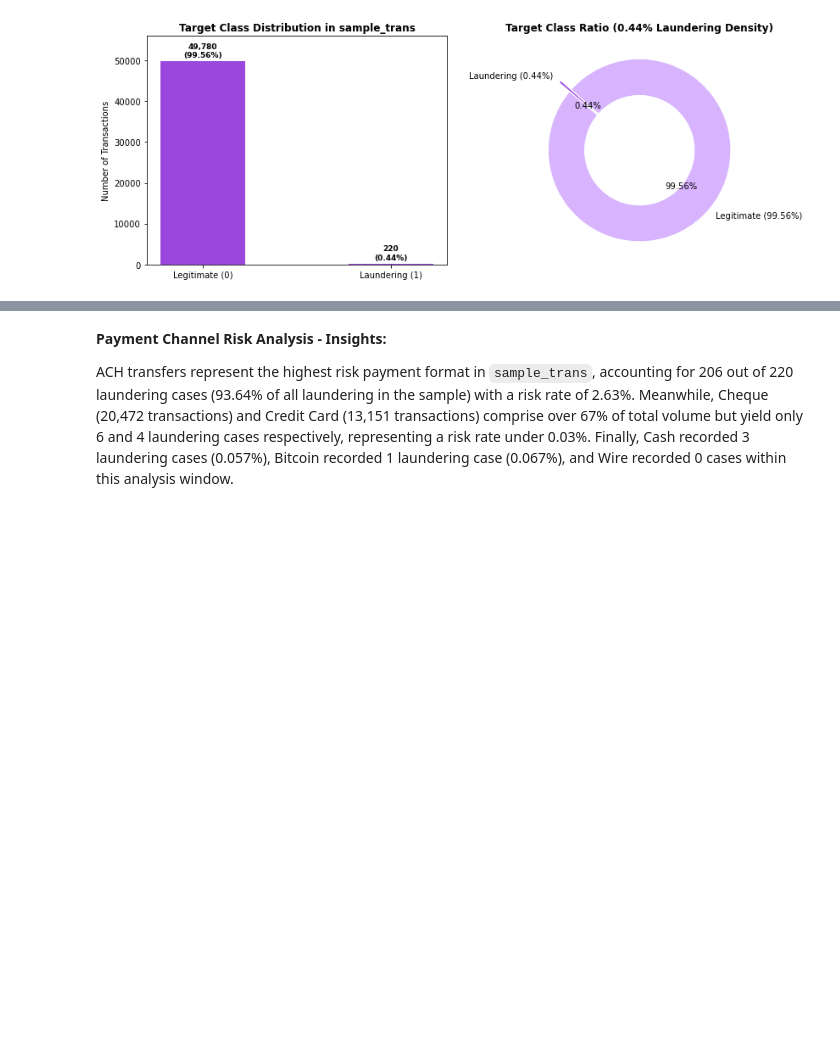
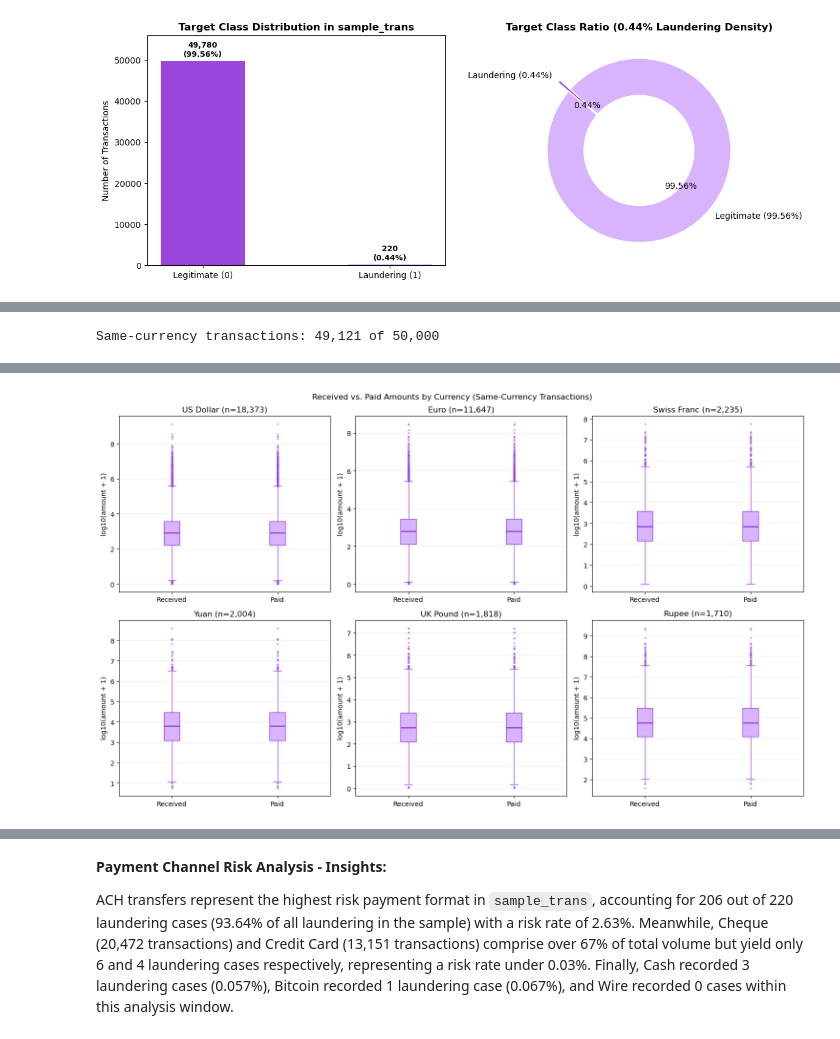
Before and after one commit to jnfpm/Capstone-Project, a Jupyter notebook: EDA.ipynb, the cells around one changed output, grey strips where cells are left out. Cells and saved outputs as stored; diff of their text form; code cells hidden in the pictures; blank space fills up the shorter version.

```diff
--- a/EDA.ipynb
+++ b/EDA.ipynb
@@ -1965,0 +2057,59 @@ The dataset consists of 50,000 transaction records and 20 features with zero mis
+# %%
+# Keep only transactions whose paid and received amounts use the same currency
+same_currency_trans = sample_trans.loc[
+    sample_trans["Payment Currency"].eq(sample_trans["Receiving Currency"])
+].copy()
+
+print(f"Same-currency transactions: {len(same_currency_trans):,} of {len(sample_trans):,}")
+
+currency_summary = same_currency_trans.groupby("Payment Currency").agg(
+    Transaction_Count=("Amount Received", "count"),
+    Median_Amount_Received=("Amount Received", "median"),
+    Median_Amount_Paid=("Amount Paid", "median"),
+)
+currency_summary["Median_Paid_minus_Received"] = (
+    currency_summary["Median_Amount_Paid"] - currency_summary["Median_Amount_Received"]
+)
+currency_summary["Exact_Amount_Match_%"] = (
+    same_currency_trans.assign(
+        Amounts_Equal=same_currency_trans["Amount Received"].eq(same_currency_trans["Amount Paid"])
+    )
+    .groupby("Payment Currency")["Amounts_Equal"]
+    .mean()
+    .mul(100)
+)
+currency_summary = currency_summary.sort_values("Transaction_Count", ascending=False)
+display(currency_summary.round(2))
+
+# Plot currencies with the most same-currency transactions, one panel per currency
+plot_currencies = currency_summary.head(6).index
+fig, axes = plt.subplots(2, 3, figsize=(15, 9))
+
+for ax, currency in zip(axes.flatten(), plot_currencies):
+    currency_data = same_currency_trans.loc[
+        same_currency_trans["Payment Currency"].eq(currency)
+    ]
+    received_log = np.log10(currency_data["Amount Received"].dropna() + 1)
+    paid_log = np.log10(currency_data["Amount Paid"].dropna() + 1)
+    ax.boxplot(
+        [received_log, paid_log],
+        tick_labels=["Received", "Paid"],
+        patch_artist=True,
+        boxprops=dict(facecolor="#d8b4fe", color="#9947dc"),
+        medianprops=dict(color="#9947dc", linewidth=2),
+        whiskerprops=dict(color="#9947dc"),
+        capprops=dict(color="#9947dc"),
+        flierprops=dict(markerfacecolor="#9947dc", markeredgecolor="#9947dc", markersize=2, alpha=0.4),
+    )
+    ax.set_title(f"{currency} (n={len(currency_data):,})")
+    ax.set_ylabel("log10(amount + 1)")
+    ax.grid(axis="y", alpha=0.2)
+
+for ax in axes.flatten()[len(plot_currencies):]:
+    ax.remove()
+
+fig.suptitle("Received vs. Paid Amounts by Currency (Same-Currency Transactions)")
+plt.tight_layout()
+plt.show()
+# %% [output]
+Same-currency transactions: 49,121 of 50,000
@@ -1965,0 +2133 @@ The dataset consists of 50,000 transaction records and 20 features with zero mis
+[figure, added]
```
Also changed, not shown: parts of 42 cells of this notebook, 3 other files.
